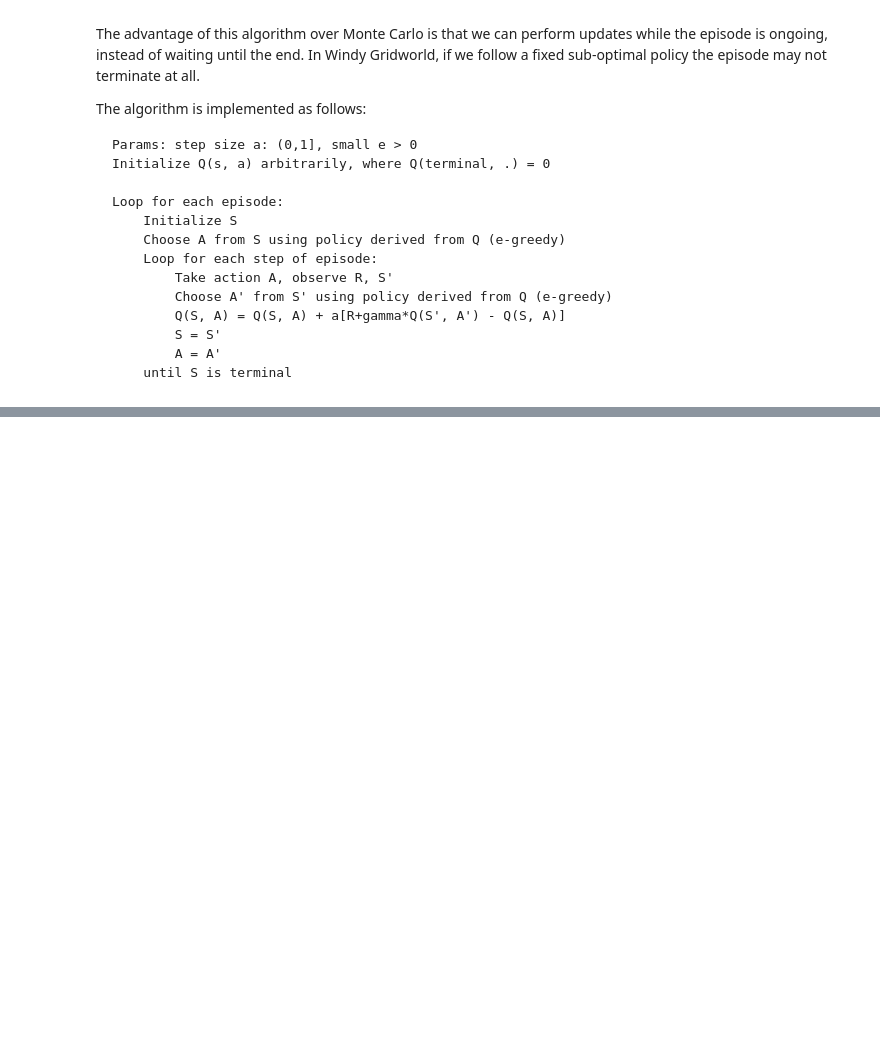
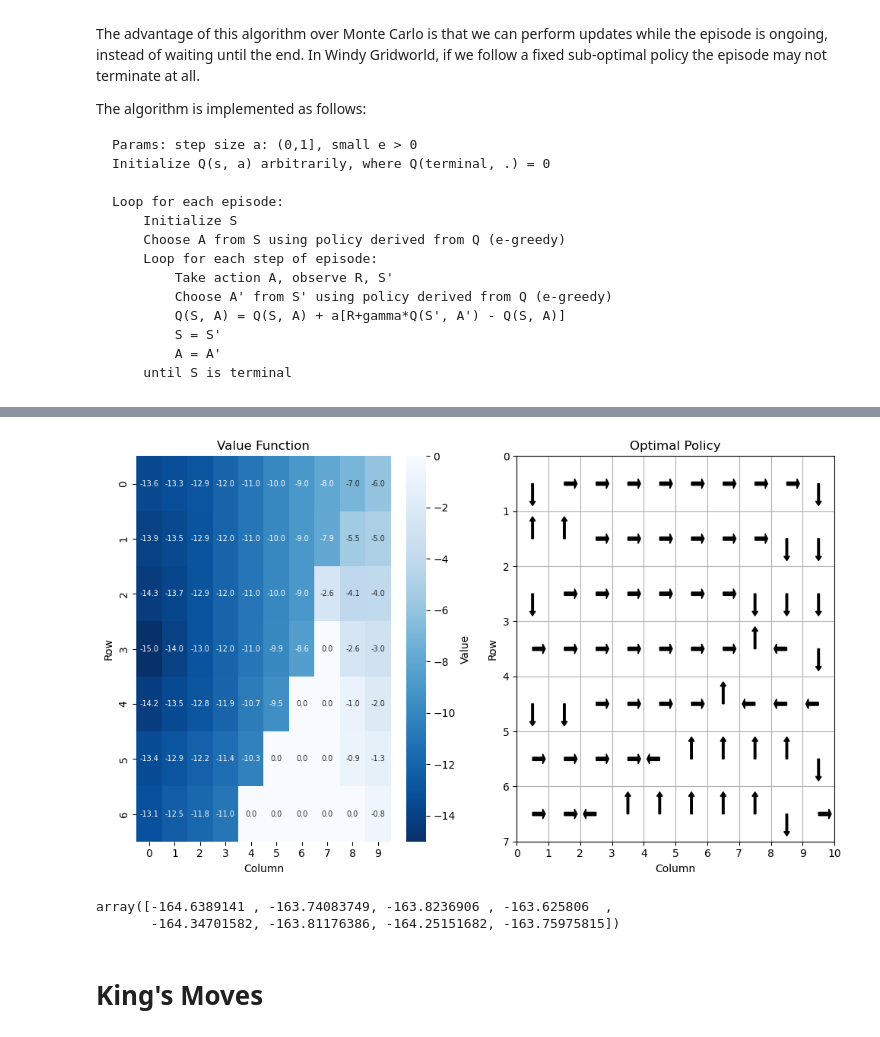
Before and after one commit to shantanu/windy-gridworld, a Jupyter notebook: windy-gridworld.ipynb, the cells around one changed output, grey strips where cells are left out. Saved outputs shown, nothing was run; the diff lists cells and outputs as text; code cells hidden in the pictures; blank space fills up the shorter version.

Commit message:
windy gridworld agent working for regular and king's moves

```diff
--- a/windy-gridworld.ipynb
+++ b/windy-gridworld.ipynb
@@ -195,0 +200,4 @@ SyntaxError: 'return' outside function (1756105649.py, line 5)
+# %%
+values = np.max(agent._Q, axis=-1)
+policy = np.argmax(agent._Q, axis=-1)
+values, policy
@@ -195,0 +302,3 @@ SyntaxError: 'return' outside function (1756105649.py, line 5)
+# %%
+fig = visualize_gridworld(values, policy)
+# %% [output]
@@ -195,0 +306,8 @@ SyntaxError: 'return' outside function (1756105649.py, line 5)
+[figure, added]
+# %%
+agent._Q[(3,0)]
+# %% [output]
+array([-164.6389141 , -163.74083749, -163.8236906 , -163.625806  ,
+       -164.34701582, -163.81176386, -164.25151682, -163.75975815])
+# %% [markdown]
+# King's Moves
```
Also changed, not shown: parts of 11 cells of this notebook.
